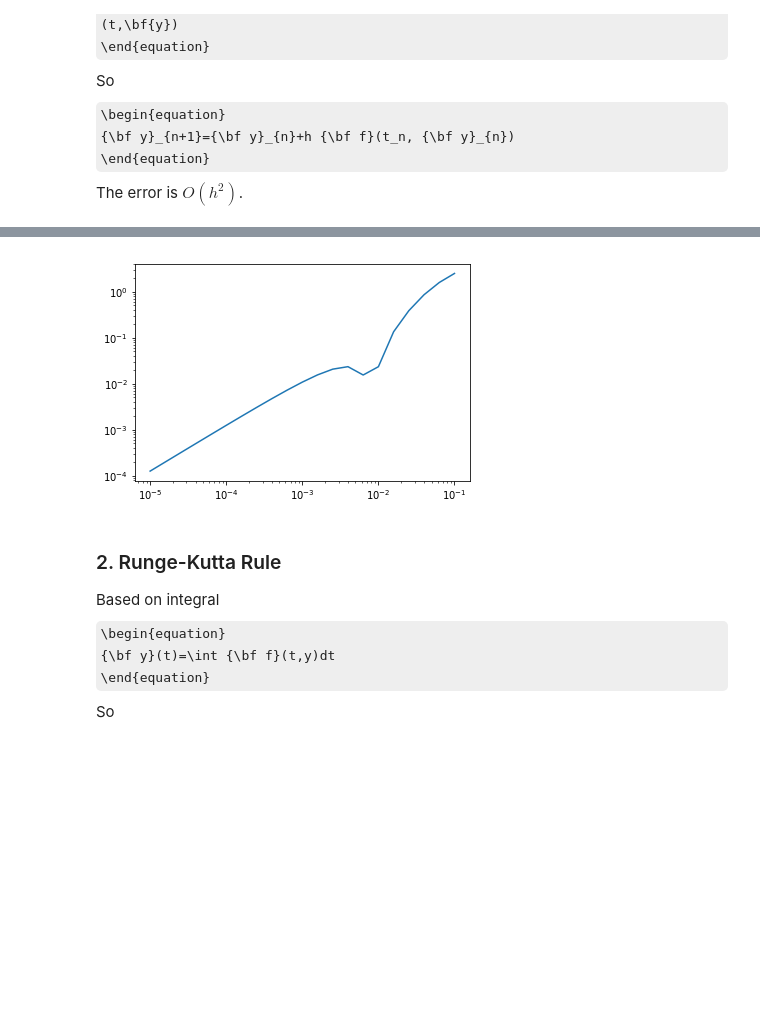
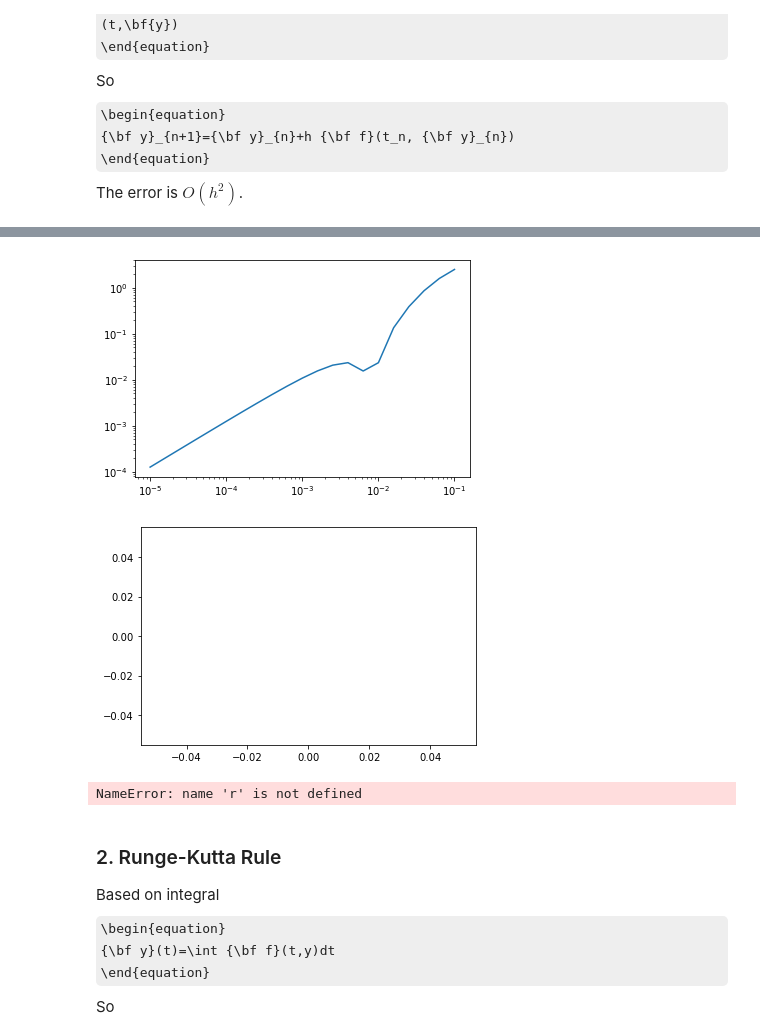
Before and after one commit to RASchauer/computational-physics-class-404-604-Spring-2021, a Jupyter notebook: Lect7-pre.ipynb, the cells around one changed output, grey strips where cells are left out. Cells and saved outputs as stored; diff of their text form; code cells hidden in the pictures; some formulas as TeX source; blank space fills up the shorter version.

```diff
--- a/Lect7-pre.ipynb
+++ b/Lect7-pre.ipynb
@@ -138,17 +138,17 @@ def f(t, y):
     r=np.sqrt(y[0]*y[0]+y[2]*y[2])
     f[0]=y[1]
     f[1]=-G*M/r/r/r*y[0]
-    f[2]=# please finish this line
-    f[3]=# please finish this line
+    f[2]=y[2]# please finish this line
+    f[3]=-G*M/r/r/r*y[3]# please finish this line
     return f
 
 def eu(t, h, y): #push the solution to advance one h, n is the number of variables
     fv=f(t, y)
     y+=h*fv
 
-#    for i in range(4):
-        #please finish this line for y[i] with Euler method
-#    return y
+    for i in range(4):
+        y+=h*fv[i]#please finish this line for y[i] with Euler method
+    return y
 
 xp=[]
 yp=[]
@@ -179,34 +179,62 @@ def f(t, y):
     return f
 
 def eu(t, h, y, n):
     fv=f(t, y)
     for i in range(n):
         y[i]+=fv[i]*h
     return y
 
 ha=[]
 err=[]
 for h in 10.**np.arange(-1.,-5.2,-0.2):
     ha=np.append(ha,h)
     G=1.
     M=1.
     tend=2.*np.pi
     y=[1.,0.,0.,1.]
     t=0
     while(t<tend):
         if((t+h)>tend):
             h=tend-t
         y = eu(t,h,y,4)
         t = t+h
     err=np.append(err,abs(y[0]-1.))
 
 plt.plot(ha,err)
 plt.xscale('log')
 plt.yscale('log')
 
 plt.show()
+
+xp=[]
+yp=[]
+while(t<tend):
+    if((t+h)>tend):
+        h=tend-t
+    y = eu(t,h,y,4)
+    xp=np.append(xp,y[0])
+    yp=np.append(yp,y[2])
+    t = t+h
+
+plt.plot(xp,yp)
+plt.show()
+
+xp=[]
+yp=[]
+while(t<tend):
+    if((t+h)>tend):
+        h=tend-t
+    y = eu(t,h,y)
+    xp=np.append(xp,y[0])
+    yp=np.append(yp,y[2])
+    t = t+h
+
+plt.plot(xp,yp, -r)
+plt.show()
 # %% [output]
-[figure, old version]
+[figure, new version]
+[figure, added]
+NameError: name 'r' is not defined
 # %% [markdown]
 ### 2. Runge-Kutta Rule
 
```
Also changed, not shown: parts of 6 cells of this notebook.
